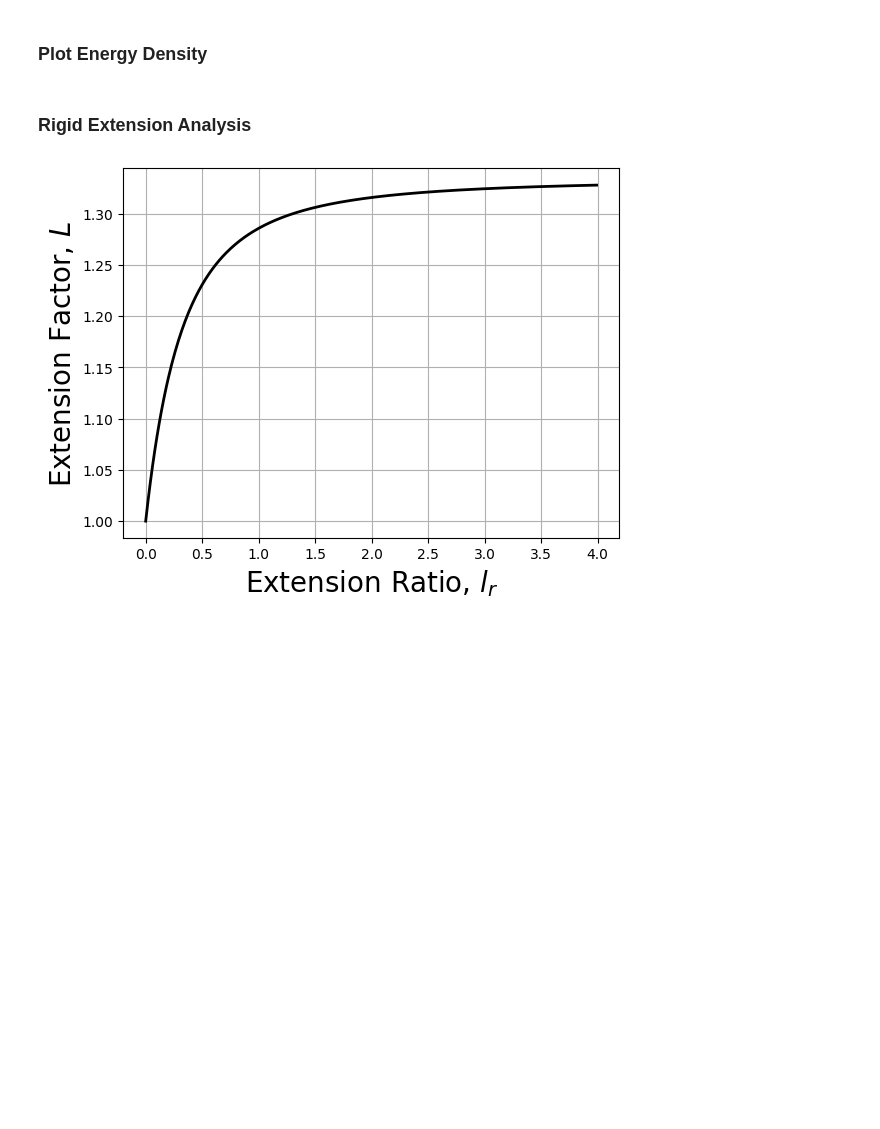
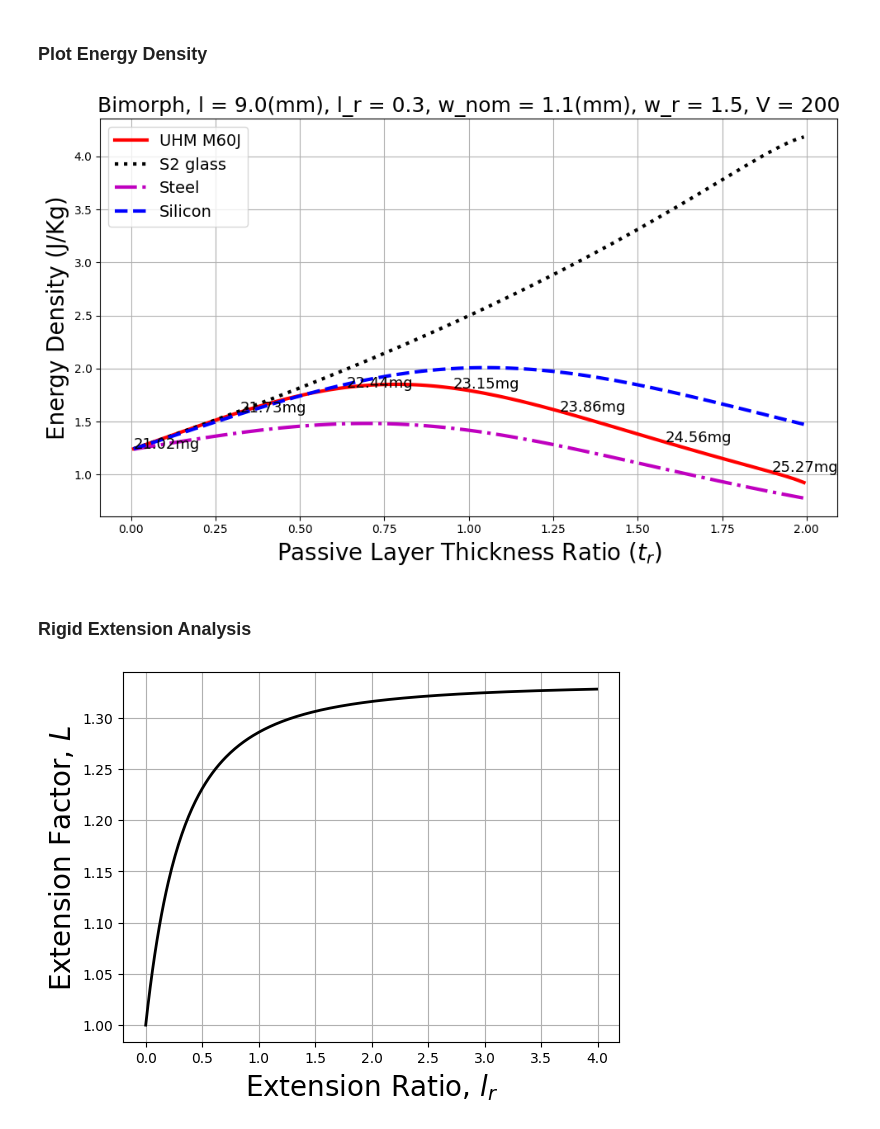
Before and after one commit to cmatchan/PZT_Actuator_Modeling, a Jupyter notebook: pzt_model.ipynb, the cells around one changed output. Saved outputs shown, nothing was run; the diff lists cells and outputs as text; code cells hidden in the pictures; blank space fills up the shorter version.

```diff
--- a/pzt_model.ipynb
+++ b/pzt_model.ipynb
@@ -549,7 +549,6 @@ for i in range(len(t)):
     RoboBee_actuator.set_elastic_material(Steel)
     delta_Steel[i], Fb_Steel[i], k_Steel[i] = RoboBee_actuator.energy(t[i])
 
-    RoboBee_actuator.elastic_material = Silicon
     RoboBee_actuator.set_elastic_material(Silicon)
     delta_Silicon[i], Fb_Silicon[i], k_Silicon[i] = RoboBee_actuator.energy(t[i])
 
@@ -700,3 +674,34 @@ name = strcat(piezotype,'density.jpg');
+# %%
+plt.figure(figsize=(10, 6))
+
+# Plot energy density for different materials
+plt.plot(t / PZT.thickness, (delta_UHMCF * Fb_UHMCF / 2) / mass_UHMCF, 'r-', label='UHM M60J', linewidth=3)
+plt.plot(t / PZT.thickness, (delta_SGlass * Fb_SGlass / 2) / mass_SGlass, 'k:', label='S2 glass', linewidth=3)
+plt.plot(t / PZT.thickness, (delta_Steel * Fb_Steel / 2) / mass_Steel, 'm-.', label='Steel', linewidth=3)
+plt.plot(t / PZT.thickness, (delta_Silicon * Fb_Silicon / 2) / mass_Silicon, 'b--', label='Silicon', linewidth=3)
+
+# Add labels and title
+plt.xlabel('Passive Layer Thickness Ratio ($t_r$)', fontsize=20)
+plt.ylabel('Energy Density (J/Kg)', fontsize=20)
+plt.title(fig_title, fontsize=18)
+
+# Add grid and legend
+plt.grid(True)
+plt.legend(fontsize=14)
+
+# Annotate the plot with mass values
+for i in range(0, len(t), 20):  # Step by 20 for annotations
+    plt.text(
+        t[i] / PZT.thickness,
+        (delta_UHMCF[i] * Fb_UHMCF[i] / 2) / mass_UHMCF[i],
+        f"{round(mass_UHMCF[i] * 1e6 * 100) / 100}mg",
+        fontsize=13
+    )
+# Show the plot
+plt.tight_layout()
+plt.show()
+# %% [output]
+[figure, added]
 # %% [markdown]
 ### Rigid Extension Analysis
 # %%
```
Also changed, not shown: parts of 8 cells of this notebook.
